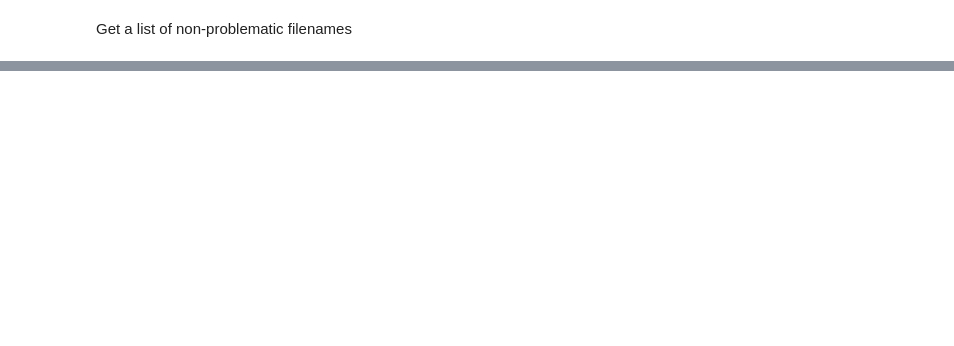
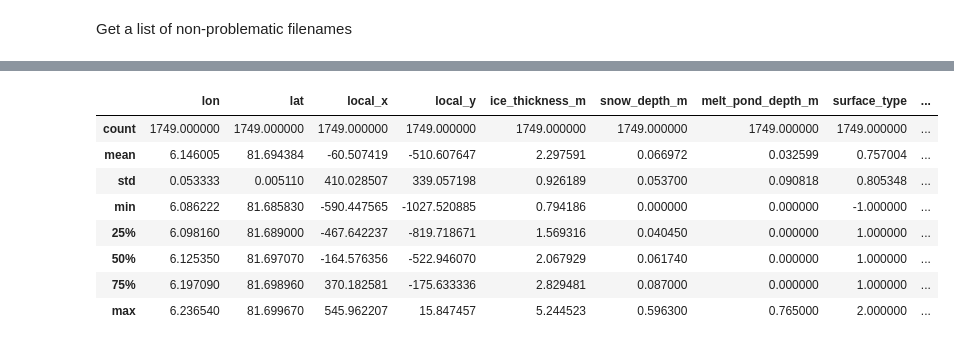
Before and after one commit to nsidc/mosaic_sunlight_underseaice, a Jupyter notebook: notebooks/parse_data_summary_spreadsheet.ipynb, the cells around one changed output, grey strips where cells are left out. Saved outputs shown, nothing was run; the diff lists cells and outputs as text; code cells hidden in the pictures; blank space fills up the shorter version.

```diff
--- a/notebooks/parse_data_summary_spreadsheet.ipynb
+++ b/notebooks/parse_data_summary_spreadsheet.ipynb
@@ -133,0 +249,12 @@ time_series_df.head()
+# %%
+df.describe()
+# %% [output]
+|  | lon | lat | local_x | local_y | ice_thickness_m | snow_depth_m | melt_pond_depth_m | surface_type | ... |
+| count | 1749.000000 | 1749.000000 | 1749.000000 | 1749.000000 | 1749.000000 | 1749.000000 | 1749.000000 | 1749.000000 | ... |
+| mean | 6.146005 | 81.694384 | -60.507419 | -510.607647 | 2.297591 | 0.066972 | 0.032599 | 0.757004 | ... |
+| std | 0.053333 | 0.005110 | 410.028507 | 339.057198 | 0.926189 | 0.053700 | 0.090818 | 0.805348 | ... |
+| min | 6.086222 | 81.685830 | -590.447565 | -1027.520885 | 0.794186 | 0.000000 | 0.000000 | -1.000000 | ... |
+| 25% | 6.098160 | 81.689000 | -467.642237 | -819.718671 | 1.569316 | 0.040450 | 0.000000 | 1.000000 | ... |
+| 50% | 6.125350 | 81.697070 | -164.576356 | -522.946070 | 2.067929 | 0.061740 | 0.000000 | 1.000000 | ... |
+| 75% | 6.197090 | 81.698960 | 370.182581 | -175.633336 | 2.829481 | 0.087000 | 0.000000 | 1.000000 | ... |
+| max | 6.236540 | 81.699670 | 545.962207 | 15.847457 | 5.244523 | 0.596300 | 0.765000 | 2.000000 | ... |
```
Also changed, not shown: parts of 38 cells of this notebook.
